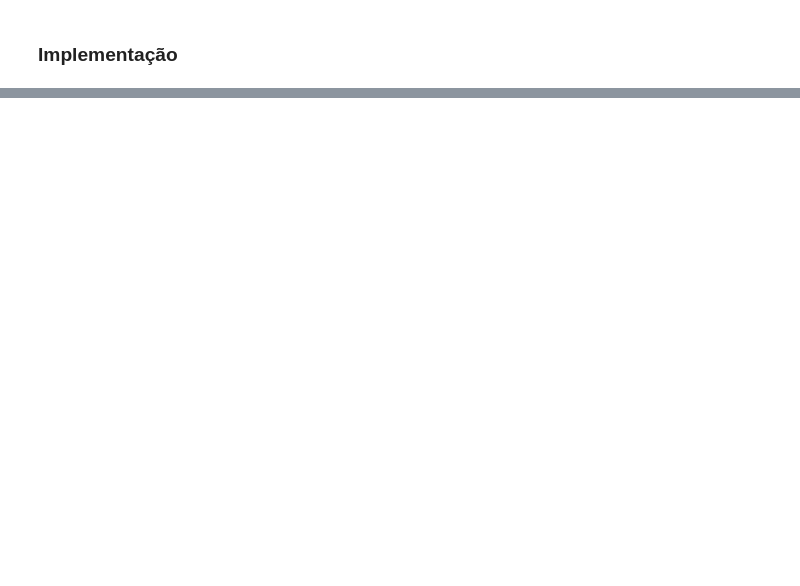
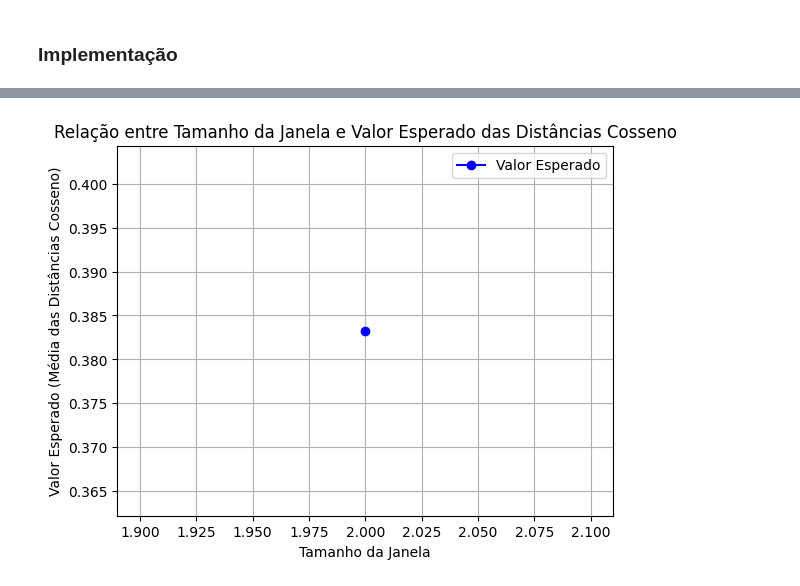
Before and after one commit to paduathiago/NLP_word_embeddings, a Jupyter notebook: word_embeddings.ipynb, the cells around one changed output, grey strips where cells are left out. Drawn from its saved outputs; the diff is of its cells as text; code cells hidden in the pictures; blank space fills up the shorter version.

```diff
--- a/word_embeddings.ipynb
+++ b/word_embeddings.ipynb
@@ -79,11 +83,18 @@ def generate_hyperparams_combinations(hyperparams):
     for combination in itertools.product(*values):
         yield dict(zip(keys, combination))
 # %%
+# hyperparams = {
+#     "embedding_size": [30, 50, 100, 200, 300, 500, 700],
+#     "window_size": [2, 3, 4, 5, 10],
+#     "skip_gram": [0, 1],
+#     "epochs": [5, 10, 15, 30, 40]
+# }
+
 hyperparams = {
-    "embedding_size": [30, 50, 100, 200, 300, 500, 700],
-    "window_size": [2, 3, 4, 5, 10],
+    "embedding_size": [30, 50],
+    "window_size": [2],
     "skip_gram": [0, 1],
-    "epochs": [5, 10, 15, 30, 40]
+    "epochs": [5]
 }
 
 data_dir = "models"
@@ -111,0 +170,20 @@ Best model: word2vec_200_10_1_10.model with average distance: 0.8760
+# %%
+average_distance_by_window_size = {}
+for result in results:
+    window_size = result[2]["window_size"]
+    if window_size not in average_distance_by_window_size:
+        average_distance_by_window_size[window_size] = []
+    average_distance_by_window_size[window_size].append(result[1])
+# %%
+window_sizes = list(average_distance_by_window_size.keys())
+expected_values = [sum(distances) / len(distances) for distances in average_distance_by_window_size.values()]
+
+plt.plot(window_sizes, expected_values, marker='o', linestyle='-', color='blue', label="Valor Esperado")
+plt.title("Relação entre Tamanho da Janela e Valor Esperado das Distâncias Cosseno")
+plt.xlabel("Tamanho da Janela")
+plt.ylabel("Valor Esperado (Média das Distâncias Cosseno)")
+plt.grid()
+plt.legend()
+plt.show()
+# %% [output]
+[figure, added]
```
Also changed, not shown: parts of 8 cells of this notebook.
